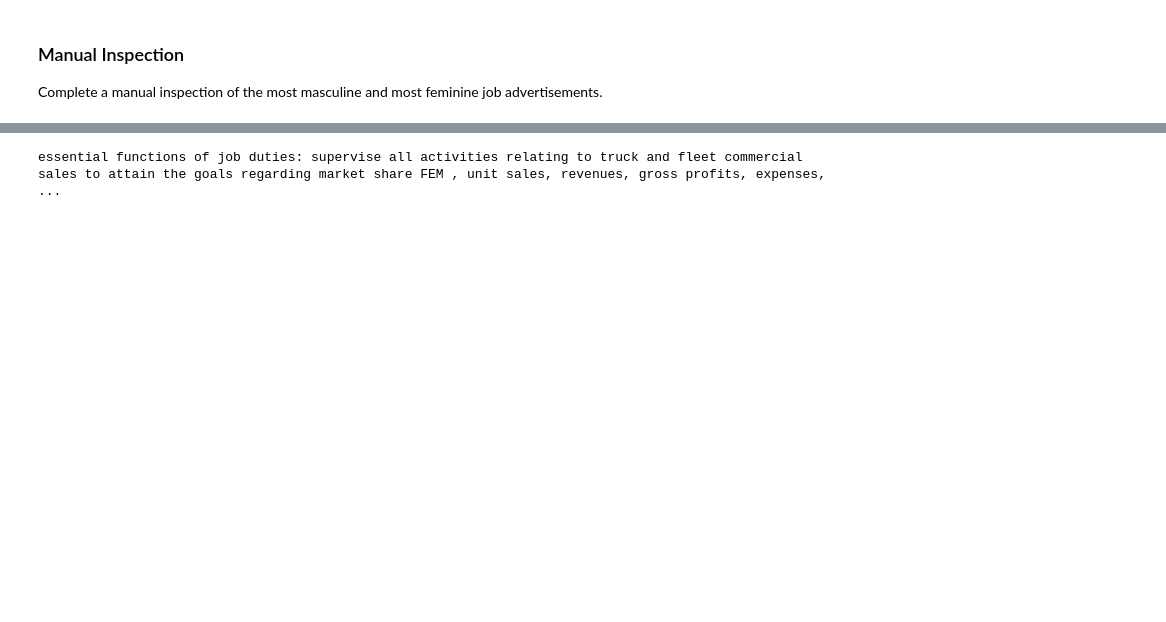
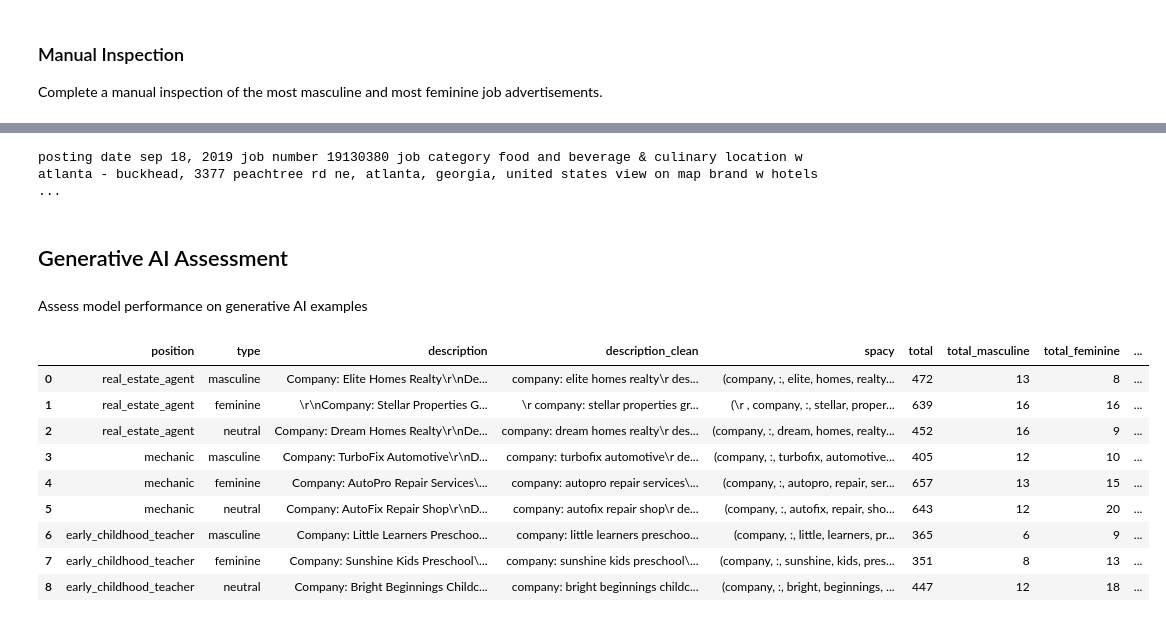
Before and after one commit to Innoccull/EquiText, a Jupyter notebook: job_discrimination_NER.ipynb, the cells around one changed output, grey strips where cells are left out. Drawn from its saved outputs; the diff is of its cells as text; code cells hidden in the pictures; blank space fills up the shorter version.

```diff
--- a/job_discrimination_NER.ipynb
+++ b/job_discrimination_NER.ipynb
@@ -136,9 +135,9 @@ with open(jsonl_file_path, "w") as outfile:
         json.dump(row, outfile)
         outfile.write("\n")
 # %%
-# Define the file paths for train and test
-train_file_path = Path(os.path.join(current_directory, "ner_demo/assets/train.json"))
-test_file_path = Path(os.path.join(current_directory, "ner_demo/assets/test.json"))
+# Define the file paths for where train and test datasets will be saved
+train_file_path = Path(os.path.join(current_directory, "ner_model/assets/train.json"))
+test_file_path = Path(os.path.join(current_directory, "ner_model/assets/dev.json"))
 
 
 # Create train and dev versions the job description data
@@ -218,7 +229,7 @@ def get_doc_stats(doc):
     return result
 # %%
 # Load NER model
-model_path = Path(os.path.join(current_directory, "ner_demo/training/model-best"))
+model_path = Path(os.path.join(current_directory, "ner_model/training/model-best"))
 
 nlp = spacy.load(model_path)
 # %%
@@ -345,4 +338,35 @@ hyundai of albany is looking for multiple individuals to join our team! if you h
 # %%
 displacy.render(top_fem['spacy'].iloc[2], style='ent', options=options)
 # %% [output]
-essential functions of job duties: supervise all activities relating to truck and fleet commercial sales to attain the goals regarding market share FEM , unit sales, revenues, gross profits, expenses, ...
+posting date sep 18, 2019 job number 19130380 job category food and beverage & culinary location w atlanta - buckhead, 3377 peachtree rd ne, atlanta, georgia, united states view on map brand w hotels  ...
+# %% [markdown]
+## Generative AI Assessment
+# %% [markdown]
+Assess model performance on generative AI examples
+# %%
+# Load generative AI created job advertisements
+ai_descriptions_file_path = Path(os.path.join(current_directory, "data/generative_ai_advertisements.csv"))
+ai_descriptions = pd.read_csv(ai_descriptions_file_path)
+# %%
+ai_descriptions['description_clean'] = ai_descriptions["description"].apply(pre_process_text)
+
+# Create spacy Doc object for each job description
+ai_descriptions['spacy'] = ai_descriptions['description_clean'].apply(lambda row: nlp(row))
+
+# Get summary statistics for Doc object
+ai_descriptions['token_summary'] = ai_descriptions['spacy'].apply(lambda row: get_doc_stats(row))
+
+ai_descriptions = pd.concat([ai_descriptions.drop(['token_summary'], axis=1), ai_descriptions['token_summary'].apply(pd.Series)], axis=1)
+# %%
+ai_descriptions
+# %% [output]
+|  | position | type | description | description_clean | spacy | total | total_masculine | total_feminine | ... |
+| 0 | real_estate_agent | masculine | Company: Elite Homes Realty\r\nDe... | company: elite homes realty\r des... | (company, :, elite, homes, realty... | 472 | 13 | 8 | ... |
+| 1 | real_estate_agent | feminine | \r\nCompany: Stellar Properties G... | \r company: stellar properties gr... | (\r , company, :, stellar, proper... | 639 | 16 | 16 | ... |
+| 2 | real_estate_agent | neutral | Company: Dream Homes Realty\r\nDe... | company: dream homes realty\r des... | (company, :, dream, homes, realty... | 452 | 16 | 9 | ... |
+| 3 | mechanic | masculine | Company: TurboFix Automotive\r\nD... | company: turbofix automotive\r de... | (company, :, turbofix, automotive... | 405 | 12 | 10 | ... |
+| 4 | mechanic | feminine | Company: AutoPro Repair Services\... | company: autopro repair services\... | (company, :, autopro, repair, ser... | 657 | 13 | 15 | ... |
+| 5 | mechanic | neutral | Company: AutoFix Repair Shop\r\nD... | company: autofix repair shop\r de... | (company, :, autofix, repair, sho... | 643 | 12 | 20 | ... |
+| 6 | early_childhood_teacher | masculine | Company: Little Learners Preschoo... | company: little learners preschoo... | (company, :, little, learners, pr... | 365 | 6 | 9 | ... |
+| 7 | early_childhood_teacher | feminine | Company: Sunshine Kids Preschool\... | company: sunshine kids preschool\... | (company, :, sunshine, kids, pres... | 351 | 8 | 13 | ... |
+| 8 | early_childhood_teacher | neutral | Company: Bright Beginnings Childc... | company: bright beginnings childc... | (company, :, bright, beginnings, ... | 447 | 12 | 18 | ... |
```
Also changed, not shown: parts of 15 cells of this notebook, 32 other files.
